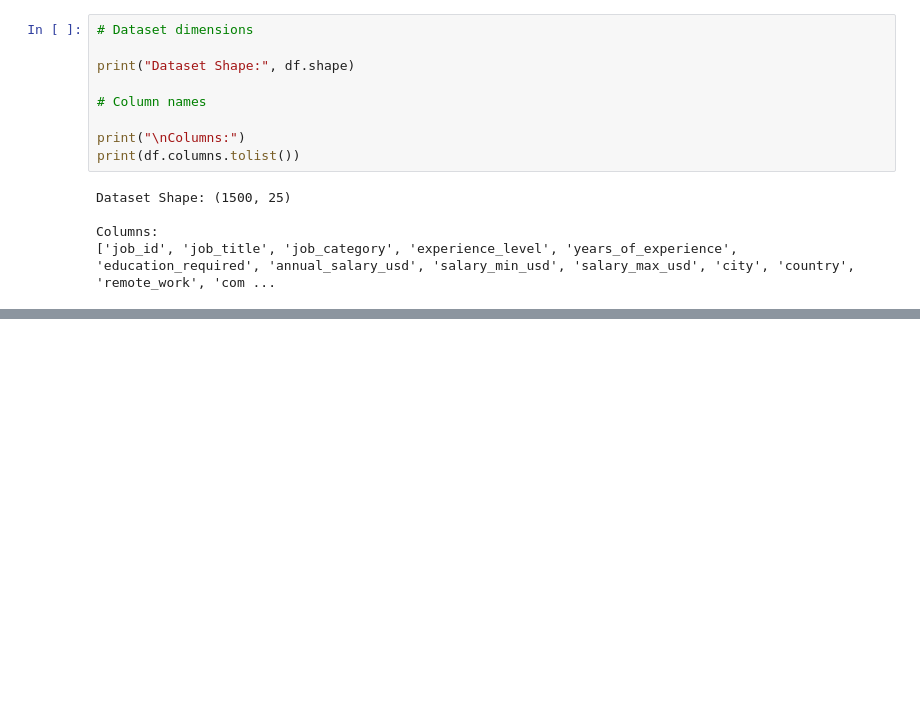
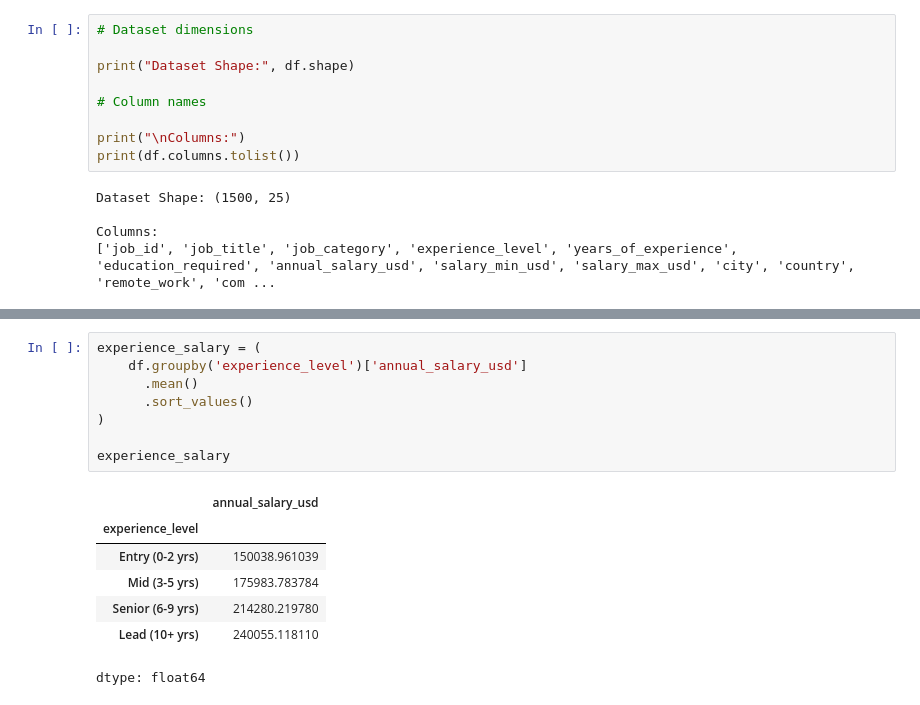
Before and after one commit to rawalnidhi/ai-job-market-analysis-2025-2026, a Jupyter notebook: notebooks/High_Demand_High_Paying_AI_Careers_2025_2026.ipynb, the cells around one changed output, grey strips where cells are left out. Saved outputs shown, nothing was run; the diff lists cells and outputs as text; blank space fills up the shorter version.

```diff
--- a/notebooks/High_Demand_High_Paying_AI_Careers_2025_2026.ipynb
+++ b/notebooks/High_Demand_High_Paying_AI_Careers_2025_2026.ipynb
@@ -125,0 +205,16 @@ Columns:
+# %%
+experience_salary = (
+    df.groupby('experience_level')['annual_salary_usd']
+      .mean()
+      .sort_values()
+)
+
+experience_salary
+# %% [output]
+|  | annual_salary_usd |
+| experience_level |  |
+| Entry (0-2 yrs) | 150038.961039 |
+| Mid (3-5 yrs) | 175983.783784 |
+| Senior (6-9 yrs) | 214280.219780 |
+| Lead (10+ yrs) | 240055.118110 |
+dtype: float64
```
Also changed, not shown: parts of 19 cells of this notebook.
